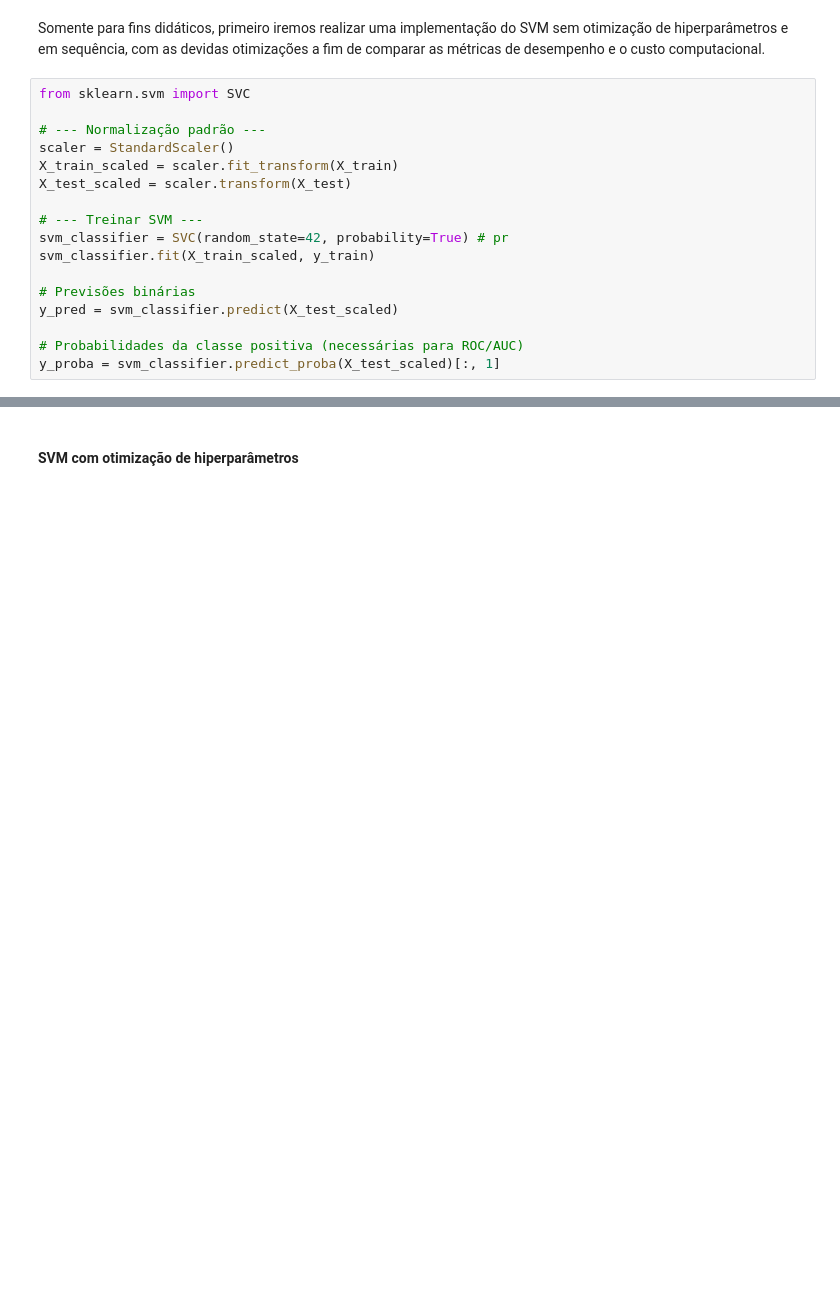
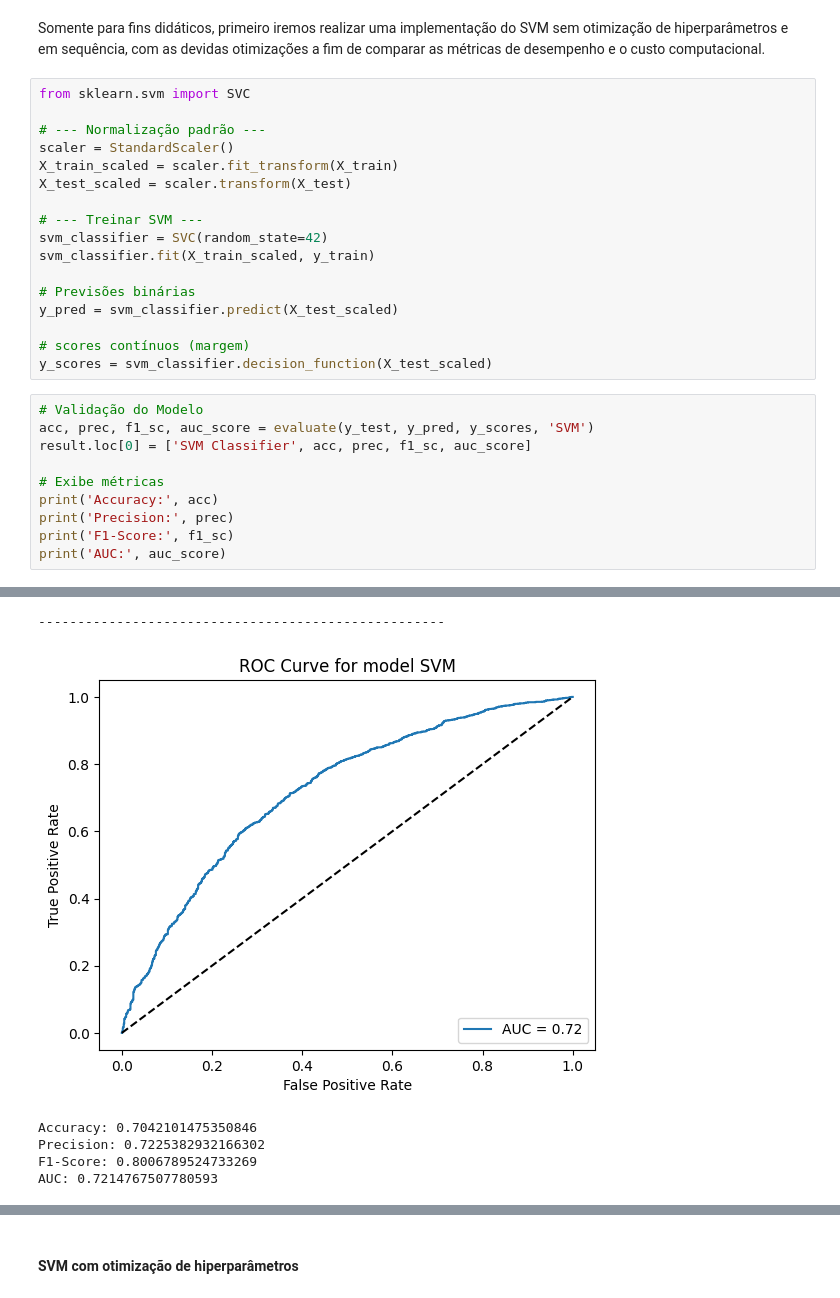
Before and after one commit to CBenini07/TCC, a Jupyter notebook: TCC_Aplicacao_modelos.ipynb, the cells around one changed output, grey strips where cells are left out. Drawn from its saved outputs; the diff is of its cells as text; blank space fills up the shorter version.

Commit message:
Adição de função para comparação dos resultados.

```diff
--- a/TCC_Aplicacao_modelos.ipynb
+++ b/TCC_Aplicacao_modelos.ipynb
@@ -398,11 +414,22 @@ X_train_scaled = scaler.fit_transform(X_train)
 X_test_scaled = scaler.transform(X_test)
 
 # --- Treinar SVM ---
-svm_classifier = SVC(random_state=42, probability=True) # pr
+svm_classifier = SVC(random_state=42)
 svm_classifier.fit(X_train_scaled, y_train)
 
 # Previsões binárias
 y_pred = svm_classifier.predict(X_test_scaled)
 
-# Probabilidades da classe positiva (necessárias para ROC/AUC)
-y_proba = svm_classifier.predict_proba(X_test_scaled)[:, 1]
+# scores contínuos (margem)
+y_scores = svm_classifier.decision_function(X_test_scaled)
+# %%
+# Validação do Modelo
+acc, prec, f1_sc, auc_score = evaluate(y_test, y_pred, y_scores, 'SVM')
+result.loc[0] = ['SVM Classifier', acc, prec, f1_sc, auc_score]
+
+# Exibe métricas
+print('Accuracy:', acc)
+print('Precision:', prec)
+print('F1-Score:', f1_sc)
+print('AUC:', auc_score)
+# %% [output]
@@ -409,3 +447,9 @@ y_proba = svm_classifier.predict_proba(X_test_scaled)[:, 1]
+----------------------------------------------------
+[figure, added]
+Accuracy: 0.7042101475350846
+Precision: 0.7225382932166302
+F1-Score: 0.8006789524733269
+AUC: 0.7214767507780593
 # %%
 print(f'O tamanho original teste é: {len(y_test)}')
 print(f'O tamanho após o teste é: {len(y_pred)}')
```
Also changed, not shown: parts of 17 cells of this notebook.
